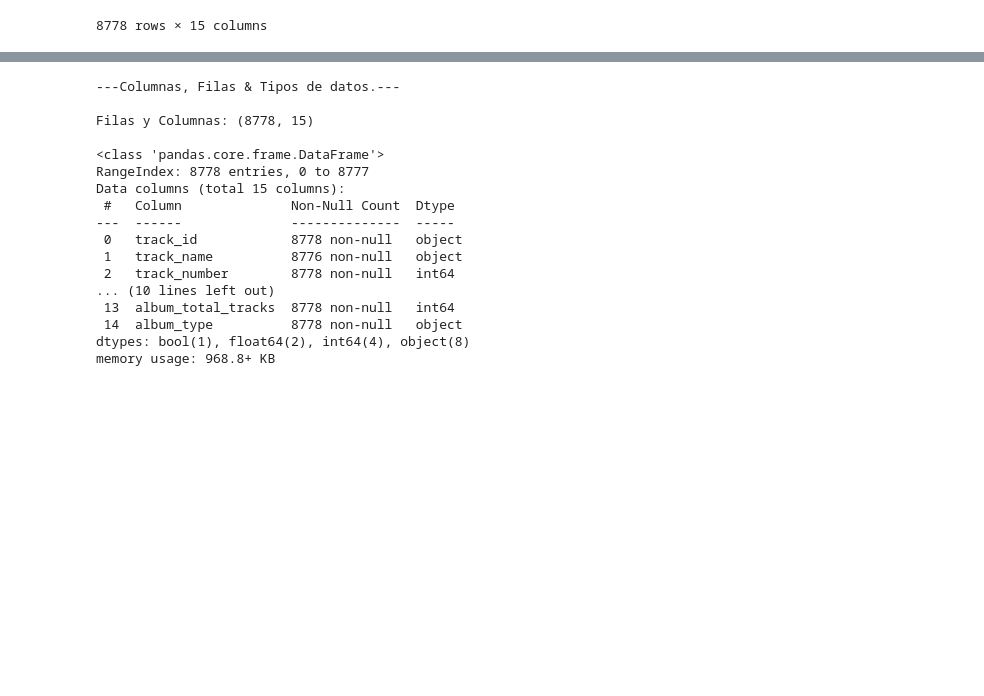
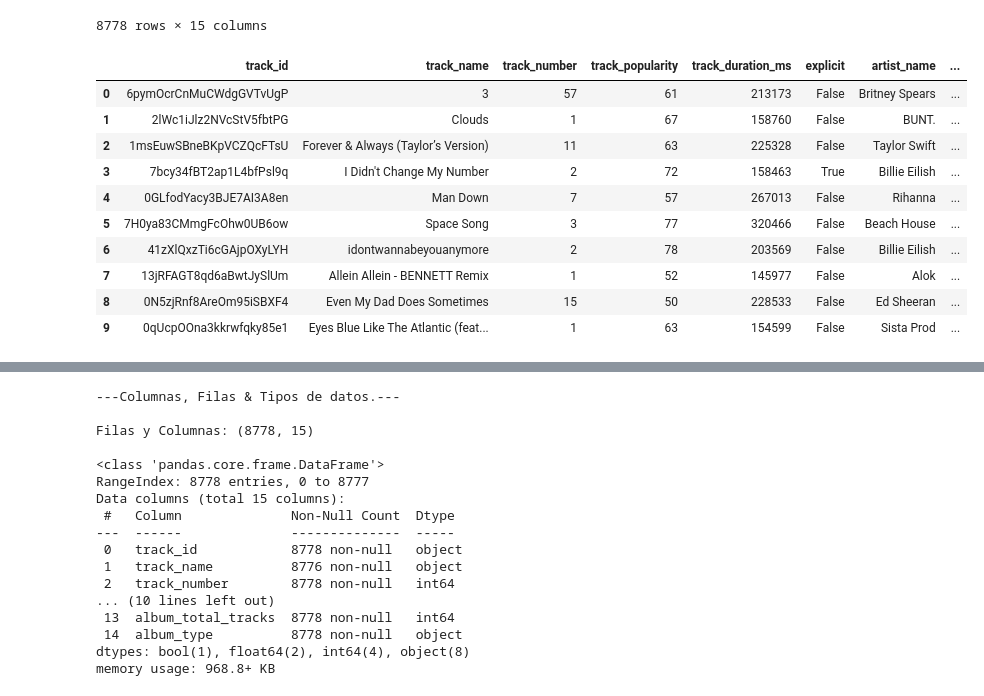
Before and after one commit to OjedaRocio/TP-Grupal-Laboratorio-2C-2026, a Jupyter notebook: TP_Grupal.ipynb, the cells around one changed output, grey strips where cells are left out. Drawn from its saved outputs; the diff is of its cells as text; code cells hidden in the pictures; blank space fills up the shorter version.

```diff
--- a/TP_Grupal.ipynb
+++ b/TP_Grupal.ipynb
@@ -101,5 +101,20 @@ df_spotify
 | 8776 | 42qNWdLKCI41S4uzfamhFM | Duvet | 1 | 84 | 203600 | False | bôa | ... |
 | 8777 | 7KZJnMtwu2s80jO5Frthap | So Much Better | 4 | 33 | 261385 | True | Eminem | ... |
 8778 rows × 15 columns
+# %%
+#visualizamos los primeros 10 datos
+df_spotify.head(10)
+# %% [output]
+|  | track_id | track_name | track_number | track_popularity | track_duration_ms | explicit | artist_name | ... |
+| 0 | 6pymOcrCnMuCWdgGVTvUgP | 3 | 57 | 61 | 213173 | False | Britney Spears | ... |
+| 1 | 2lWc1iJlz2NVcStV5fbtPG | Clouds | 1 | 67 | 158760 | False | BUNT. | ... |
+| 2 | 1msEuwSBneBKpVCZQcFTsU | Forever & Always (Taylor’s Version) | 11 | 63 | 225328 | False | Taylor Swift | ... |
+| 3 | 7bcy34fBT2ap1L4bfPsl9q | I Didn't Change My Number | 2 | 72 | 158463 | True | Billie Eilish | ... |
+| 4 | 0GLfodYacy3BJE7AI3A8en | Man Down | 7 | 57 | 267013 | False | Rihanna | ... |
+| 5 | 7H0ya83CMmgFcOhw0UB6ow | Space Song | 3 | 77 | 320466 | False | Beach House | ... |
+| 6 | 41zXlQxzTi6cGAjpOXyLYH | idontwannabeyouanymore | 2 | 78 | 203569 | False | Billie Eilish | ... |
+| 7 | 13jRFAGT8qd6aBwtJySlUm | Allein Allein - BENNETT Remix | 1 | 52 | 145977 | False | Alok | ... |
+| 8 | 0N5zjRnf8AreOm95iSBXF4 | Even My Dad Does Sometimes | 15 | 50 | 228533 | False | Ed Sheeran | ... |
+| 9 | 0qUcpOOna3kkrwfqky85e1 | Eyes Blue Like The Atlantic (feat... | 1 | 63 | 154599 | False | Sista Prod | ... |
 # %%
 #visualizamos los ultimos 3 datos.
```
Also changed, not shown: parts of 22 cells of this notebook.
